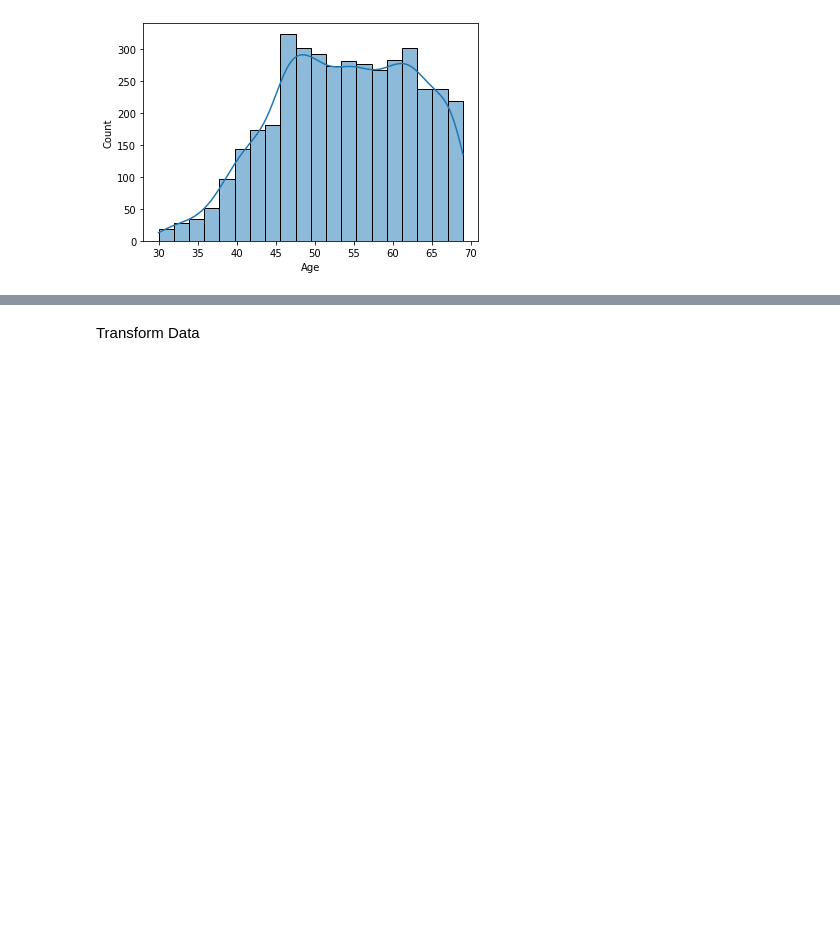
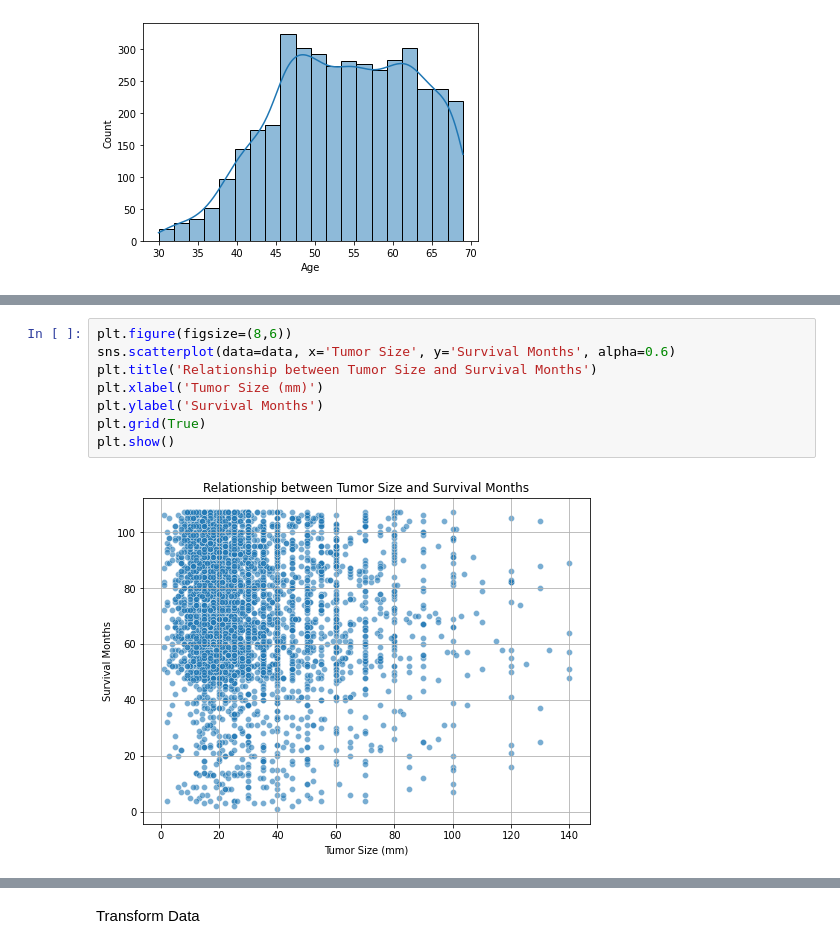
Before and after one commit to IsraaMohamedGaber/Breast-Cancer-Detection, a Jupyter notebook: Breast_Cancer.ipynb, the cells around one changed output, grey strips where cells are left out. Drawn from its saved outputs; the diff is of its cells as text; blank space fills up the shorter version.

```diff
--- a/Breast_Cancer.ipynb
+++ b/Breast_Cancer.ipynb
@@ -159,3 +158,13 @@ sns.countplot(x='Race', hue='Status', data=data, palette='Set2')
+# %%
+plt.figure(figsize=(8,6))
+sns.scatterplot(data=data, x='Tumor Size', y='Survival Months', alpha=0.6)
+plt.title('Relationship between Tumor Size and Survival Months')
+plt.xlabel('Tumor Size (mm)')
+plt.ylabel('Survival Months')
+plt.grid(True)
+plt.show()
+# %% [output]
+[figure, added]
 # %%
 # Calculate average tumor size per status
 avg_tumor = data.groupby('Status')['Tumor Size'].mean().reset_index()
```
Also changed, not shown: parts of 13 cells of this notebook.
